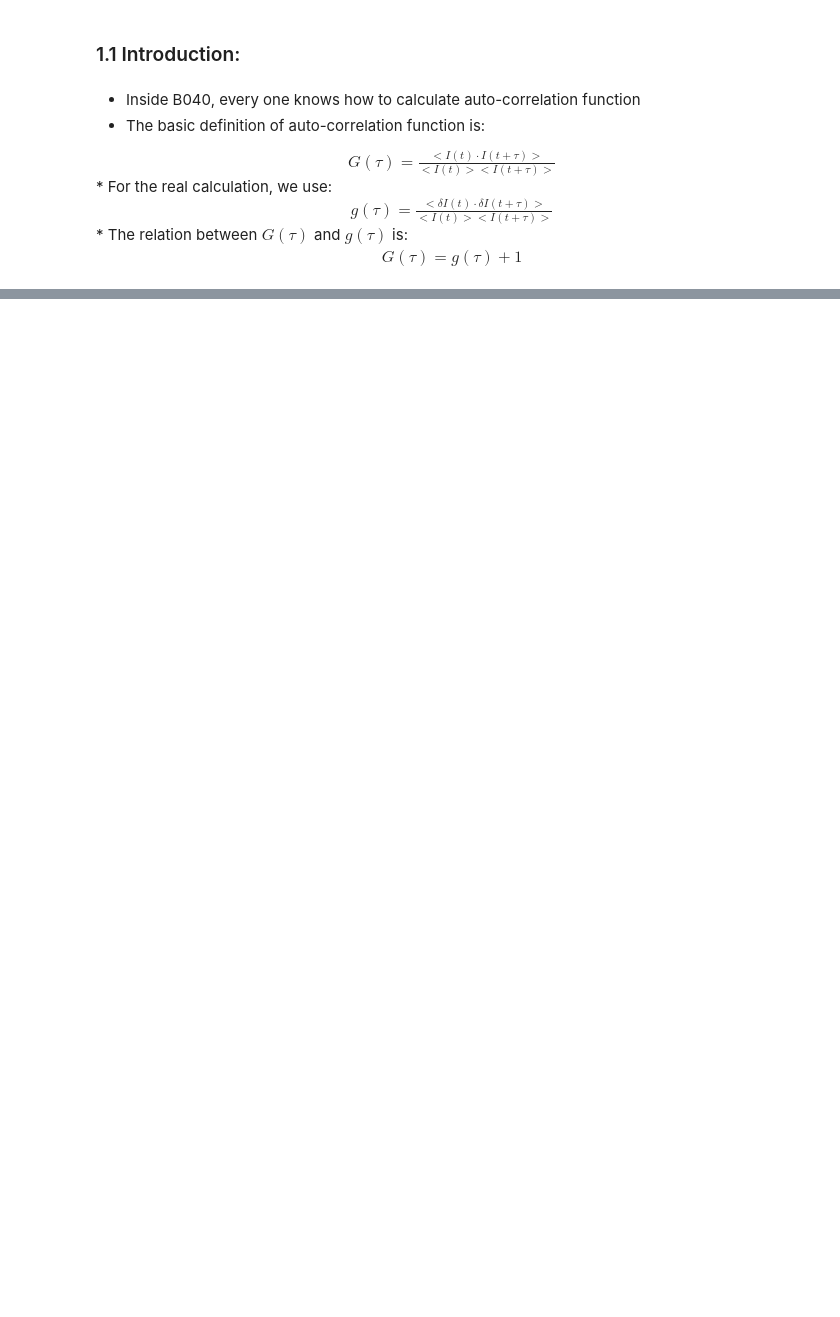
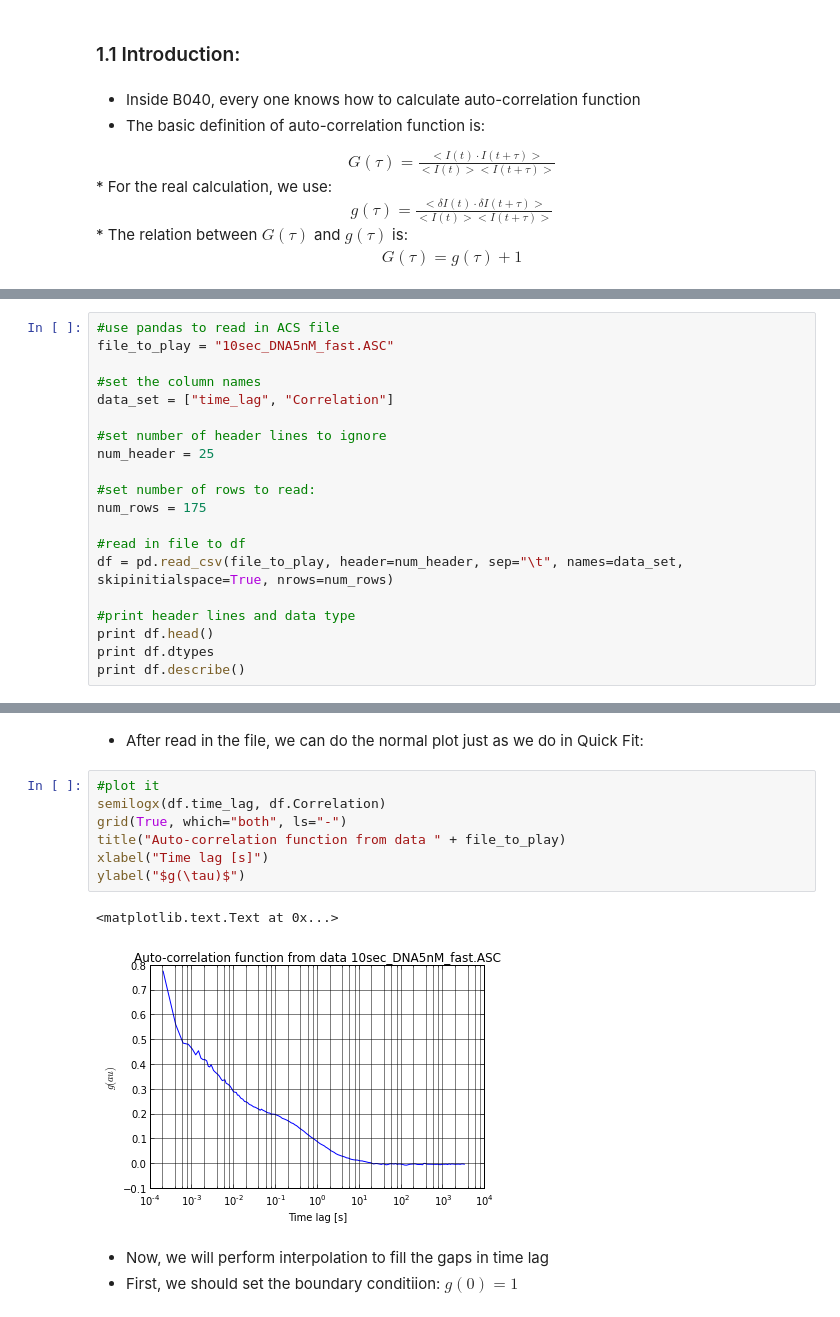
Before and after one commit to chenleo/ipynotebook, a Jupyter notebook: FFT_View_Data.ipynb, the cells around one changed output, grey strips where cells are left out. Saved outputs shown, nothing was run; the diff lists cells and outputs as text; blank space fills up the shorter version.

```diff
--- a/FFT_View_Data.ipynb
+++ b/FFT_View_Data.ipynb
@@ -767,0 +765,20 @@ YouTubeVideo('NNUzJ2rhw2k',start = 182) #周杰伦 斗琴
+# %%
+#use pandas to read in ACS file
+file_to_play = "10sec_DNA5nM_fast.ASC"
+
+#set the column names
+data_set = ["time_lag", "Correlation"]
+
+#set number of header lines to ignore
+num_header = 25
+
+#set number of rows to read:
+num_rows = 175
+
+#read in file to df
+df = pd.read_csv(file_to_play, header=num_header, sep="\t", names=data_set, skipinitialspace=True, nrows=num_rows)
+
+#print header lines and data type
+print df.head()
+print df.dtypes
+print df.describe()
@@ -767,0 +804,15 @@ YouTubeVideo('NNUzJ2rhw2k',start = 182) #周杰伦 斗琴
+# %% [markdown]
+* After read in the file, we can do the normal plot just as we do in Quick Fit:
+# %%
+#plot it
+semilogx(df.time_lag, df.Correlation)
+grid(True, which="both", ls="-")
+title("Auto-correlation function from data " + file_to_play)
+xlabel("Time lag [s]")
+ylabel("$g(\tau)$")
+# %% [output]
+<matplotlib.text.Text at 0x...>
+[figure, added]
+# %% [markdown]
+* Now, we will perform interpolation to fill the gaps in time lag
+* First, we should set the boundary conditiion: $g(0) = 1$
```
Also changed, not shown: parts of 105 cells of this notebook.
